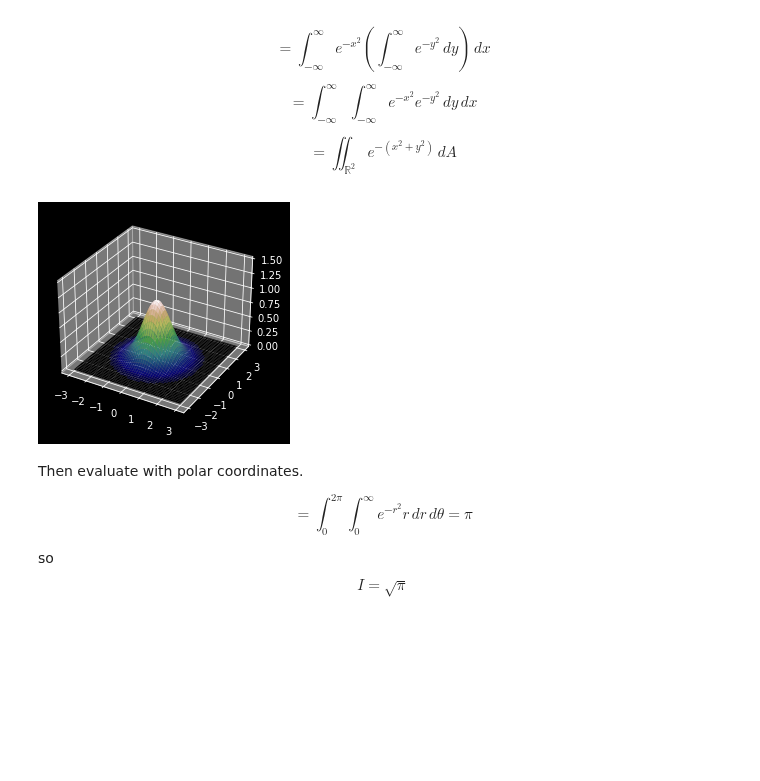
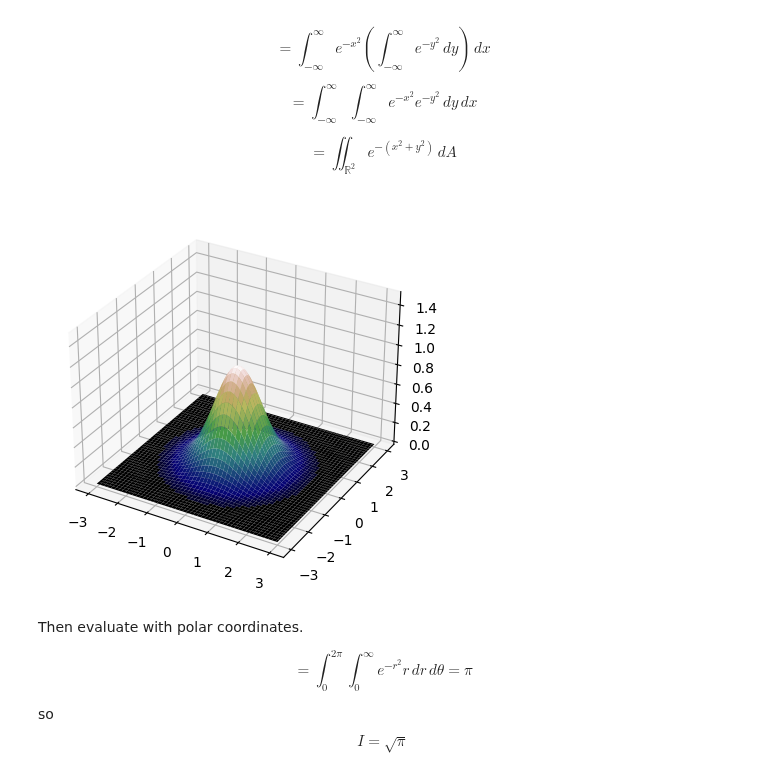
Before and after one commit to drewyoungren/mvc, a Jupyter notebook: exercises/L15-exercises-solutions.ipynb, the cells around one changed output. Cells and saved outputs as stored; diff of their text form; code cells hidden in the pictures; blank space fills up the shorter version.

```diff
--- a/exercises/L15-exercises-solutions.ipynb
+++ b/exercises/L15-exercises-solutions.ipynb
@@ -8,10 +8,21 @@ from scipy.integrate import quad, dblquad, tplquad
 from IPython.display import display,clear_output
 import ipywidgets as widgets
 
+from ipykernel.pylab.backend_inline import flush_figures
+
+from scipy.integrate import quad, dblquad, tplquad
+
 %matplotlib inline
 
+plt.rcParams.update({
+    "figure.figsize": (6,6),
+    "text.usetex": True,
+    "font.family": "serif",
+})
+
 # Uncomment the one that corresponds to your Jupyter theme
-plt.style.use('dark_background')
+plt.style.use('default')
+# plt.style.use('dark_background')
 # plt.style.use('fivethirtyeight')
 # plt.style.use('Solarize_Light2')
 # %% [markdown]
@@ -73,11 +84,11 @@ $$
 # %%
 x = y = linspace(-3,3,100)
 x,y = meshgrid(x,y)
-ax = plt.gca(projection='3d');
+ax = plt.subplot(projection='3d');
 ax.set_zlim((0,3/2))
 ax.plot_surface(x,y,exp(-x**2-y**2),cmap='gist_earth');
 # %% [output]
-[figure, old version]
+[figure, new version]
 # %% [markdown]
 Then evaluate with polar coordinates.
 
```
Also changed, not shown: parts of 5 cells of this notebook, 7 other files.
